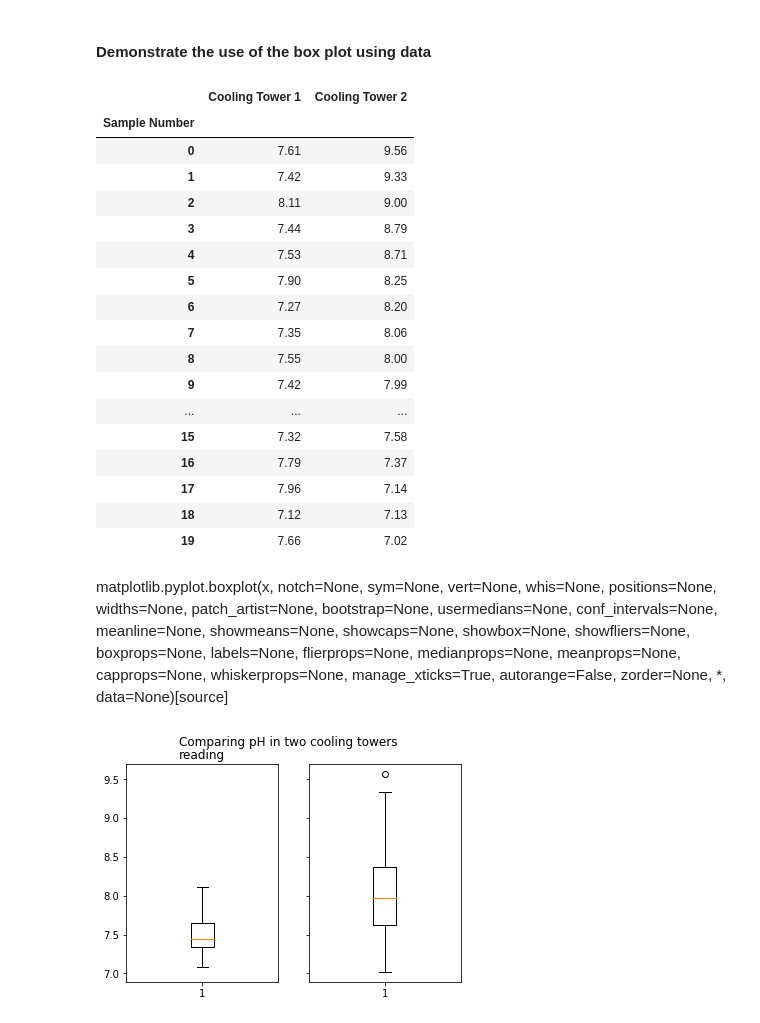
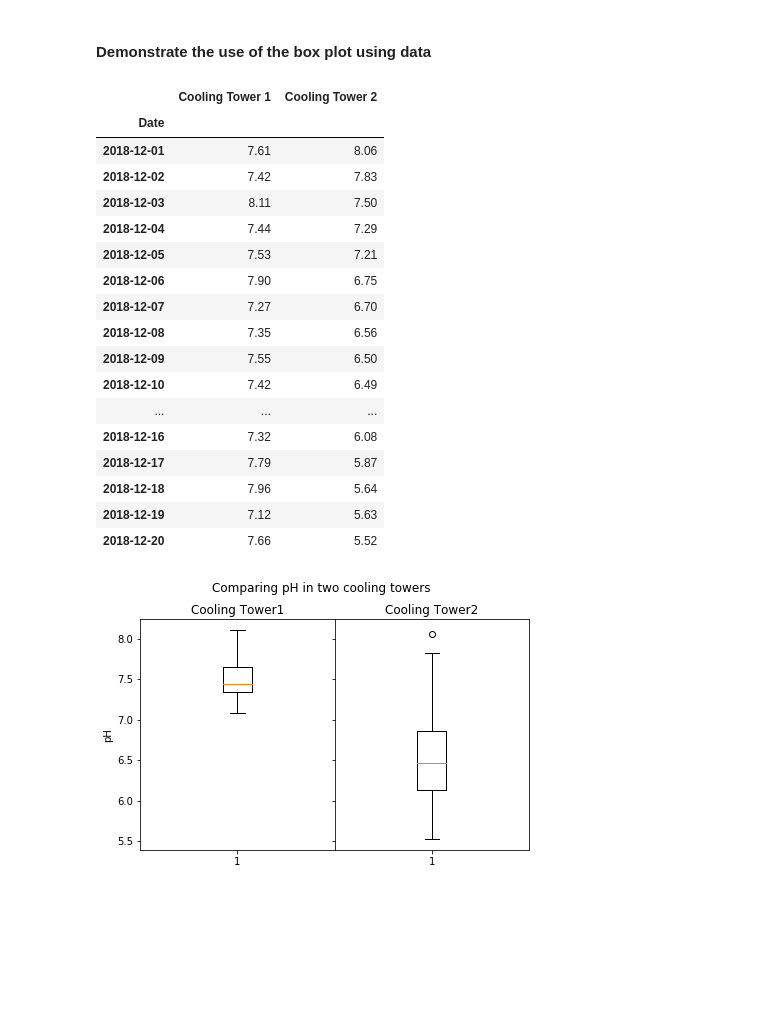
Before and after one commit to SimonMcLain/GMIT-Fundaments-of-Data-Analysis---Project, a Jupyter notebook: Box Plots.ipynb, the cells around one changed output. Cells and saved outputs as stored; diff of their text form; code cells hidden in the pictures; blank space fills up the shorter version.

```diff
--- a/Box Plots.ipynb
+++ b/Box Plots.ipynb
@@ -35,50 +75,61 @@ import pandas as pd
 # %%
-# Seed the pseudorandom number generator to aid debugging
+# Seed the pseudorandom number generator to aid debugging output
 np.random.seed(5)
 
-# Generate random data to simulate the pH of recirculating water in two Cooling Towers taken from a a sensing device
+# Generate random data to simulate the pH of recirculating water in two Cooling Towers as measured by a technician
+# Note pH is a measure of acidity
 Cooling_Tower_1_pH = np.random.normal(7.5, 0.25, 20)
-Cooling_Tower_2_pH = np.random.normal(8, 1, 20)
+Cooling_Tower_2_pH = np.random.normal(6.5, 1, 20)
 Cooling_Tower_1_pH = Cooling_Tower_1_pH.round(2)
 Cooling_Tower_2_pH = Cooling_Tower_2_pH.round(2)
-#Sort from High to low to simulate falling pH due to acid contamination
+
+# Create dates to represent the days the samples where taken
+start = pd.datetime(2018, 12, 1)
+end = pd.datetime(2018, 12, 20)
+index = pd.date_range(start, end)
+#Sort from High to low to simulate falling pH due to acid over dosing in Cooling Tower 2 that depresses the pH values
 Cooling_Tower_2_pH[::-1].sort()
 # %%
-# Create a dictonary of key, value pairs. Key being the sample points name and value being
-data = {'Cooling Tower 1': Cooling_Tower_1_pH, 'Cooling Tower 2': Cooling_Tower_2_pH}
+# Create a dictonary of key, value pairs. Key being the sample points names and value being the simulated pH values
+data = {'Cooling Tower 1': Cooling_Tower_1_pH, 'Cooling Tower 2': Cooling_Tower_2_pH,}
 # %%
 # Pass the dictonary into a pandas dataframe
-df = pd.DataFrame(data)
-df.index.name = 'Sample Number'
+df = pd.DataFrame(data, index=index)
+df.index.name = 'Date'
 #Display the dataframe
 df
 # %% [output]
 |  | Cooling Tower 1 | Cooling Tower 2 |
-| Sample Number |  |  |
-| 0 | 7.61 | 9.56 |
-| 1 | 7.42 | 9.33 |
-| 2 | 8.11 | 9.00 |
-| 3 | 7.44 | 8.79 |
-| 4 | 7.53 | 8.71 |
-| 5 | 7.90 | 8.25 |
-| 6 | 7.27 | 8.20 |
-| 7 | 7.35 | 8.06 |
-| 8 | 7.55 | 8.00 |
-| 9 | 7.42 | 7.99 |
+| Date |  |  |
+| 2018-12-01 | 7.61 | 8.06 |
+| 2018-12-02 | 7.42 | 7.83 |
+| 2018-12-03 | 8.11 | 7.50 |
+| 2018-12-04 | 7.44 | 7.29 |
+| 2018-12-05 | 7.53 | 7.21 |
+| 2018-12-06 | 7.90 | 6.75 |
+| 2018-12-07 | 7.27 | 6.70 |
+| 2018-12-08 | 7.35 | 6.56 |
+| 2018-12-09 | 7.55 | 6.50 |
+| 2018-12-10 | 7.42 | 6.49 |
 | ... | ... | ... |
-| 15 | 7.32 | 7.58 |
-| 16 | 7.79 | 7.37 |
-| 17 | 7.96 | 7.14 |
-| 18 | 7.12 | 7.13 |
-| 19 | 7.66 | 7.02 |
+| 2018-12-16 | 7.32 | 6.08 |
+| 2018-12-17 | 7.79 | 5.87 |
+| 2018-12-18 | 7.96 | 5.64 |
+| 2018-12-19 | 7.12 | 5.63 |
+| 2018-12-20 | 7.66 | 5.52 |
-# %% [markdown]
-matplotlib.pyplot.boxplot(x, notch=None, sym=None, vert=None, whis=None, positions=None, widths=None, patch_artist=None, bootstrap=None, usermedians=None, conf_intervals=None, meanline=None, showmeans=None, showcaps=None, showbox=None, showfliers=None, boxprops=None, labels=None, flierprops=None, medianprops=None, meanprops=None, capprops=None, whiskerprops=None, manage_xticks=True, autorange=False, zorder=None, *, data=None)[source]
 # %%
-f, axarr = plt.subplots(1, 2, sharey=True)
+# Create two subplots in a row
+fig, axarr = plt.subplots(1, 2, sharey=True)
+
+fig.subplots_adjust(left=0.08, right=0.98, bottom=0.05, top=0.85,
+                    hspace=0.6, wspace=0)
 axarr[0].boxplot(df['Cooling Tower 1'])
+axarr[0].set_title("Cooling Tower1")
+axarr[0].set_ylabel('pH')
 axarr[1].boxplot(df['Cooling Tower 2'])
-f.suptitle("Comparing pH in two cooling towers")
-axarr[0].set_title('reading')
+axarr[1].set_title("Cooling Tower2")
+
+fig.suptitle("Comparing pH in two cooling towers")
 plt.show()
 # %% [output]
-[figure, old version]
+[figure, new version]
```
Also changed, not shown: parts of 10 cells of this notebook, 1 other file.
